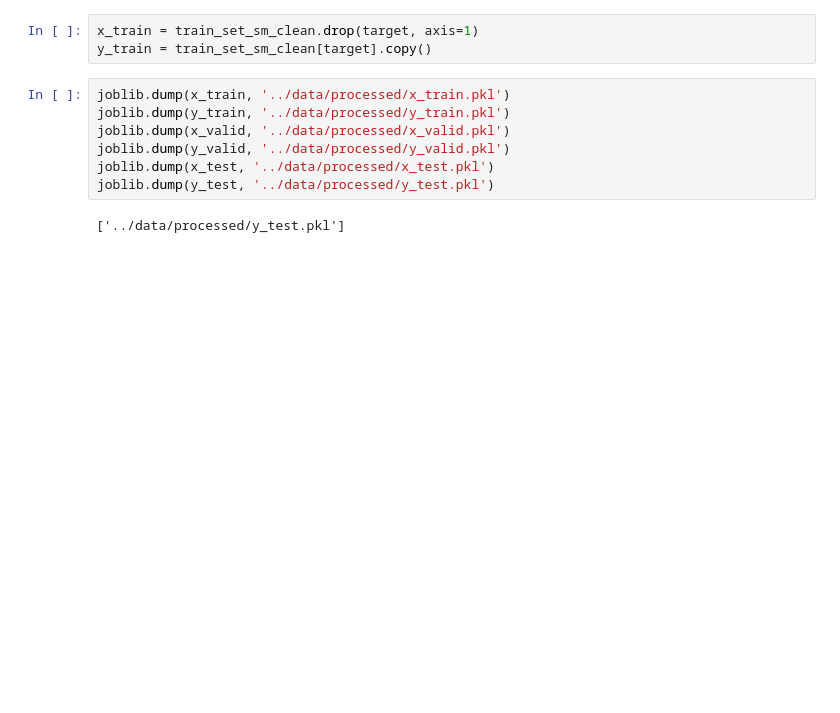
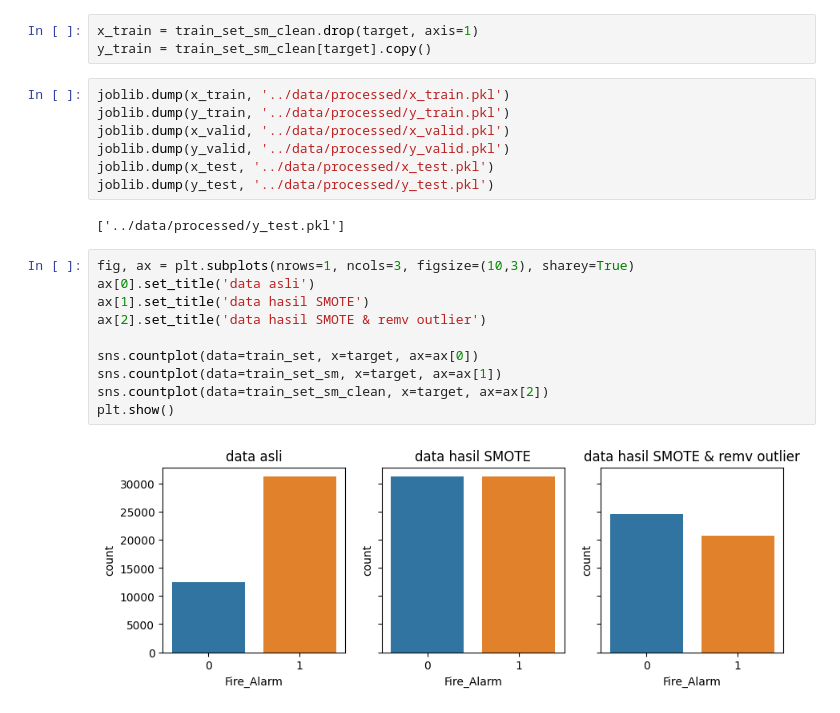
Before and after one commit to hendrikt1479/ml_project_final, a Jupyter notebook: notebooks/EDA.ipynb, the cells around one changed output. Drawn from its saved outputs; the diff is of its cells as text; blank space fills up the shorter version.

```diff
--- a/notebooks/EDA.ipynb
+++ b/notebooks/EDA.ipynb
@@ -615,3 +643,15 @@ joblib.dump(x_test, '../data/processed/x_test.pkl')
 joblib.dump(y_test, '../data/processed/y_test.pkl')
 # %% [output]
 ['../data/processed/y_test.pkl']
+# %%
+fig, ax = plt.subplots(nrows=1, ncols=3, figsize=(10,3), sharey=True)
+ax[0].set_title('data asli')
+ax[1].set_title('data hasil SMOTE')
+ax[2].set_title('data hasil SMOTE & remv outlier')
+
+sns.countplot(data=train_set, x=target, ax=ax[0])
+sns.countplot(data=train_set_sm, x=target, ax=ax[1])
+sns.countplot(data=train_set_sm_clean, x=target, ax=ax[2])
+plt.show()
+# %% [output]
+[figure, added]
```
Also changed, not shown: parts of 6 cells of this notebook, 15 other files.
